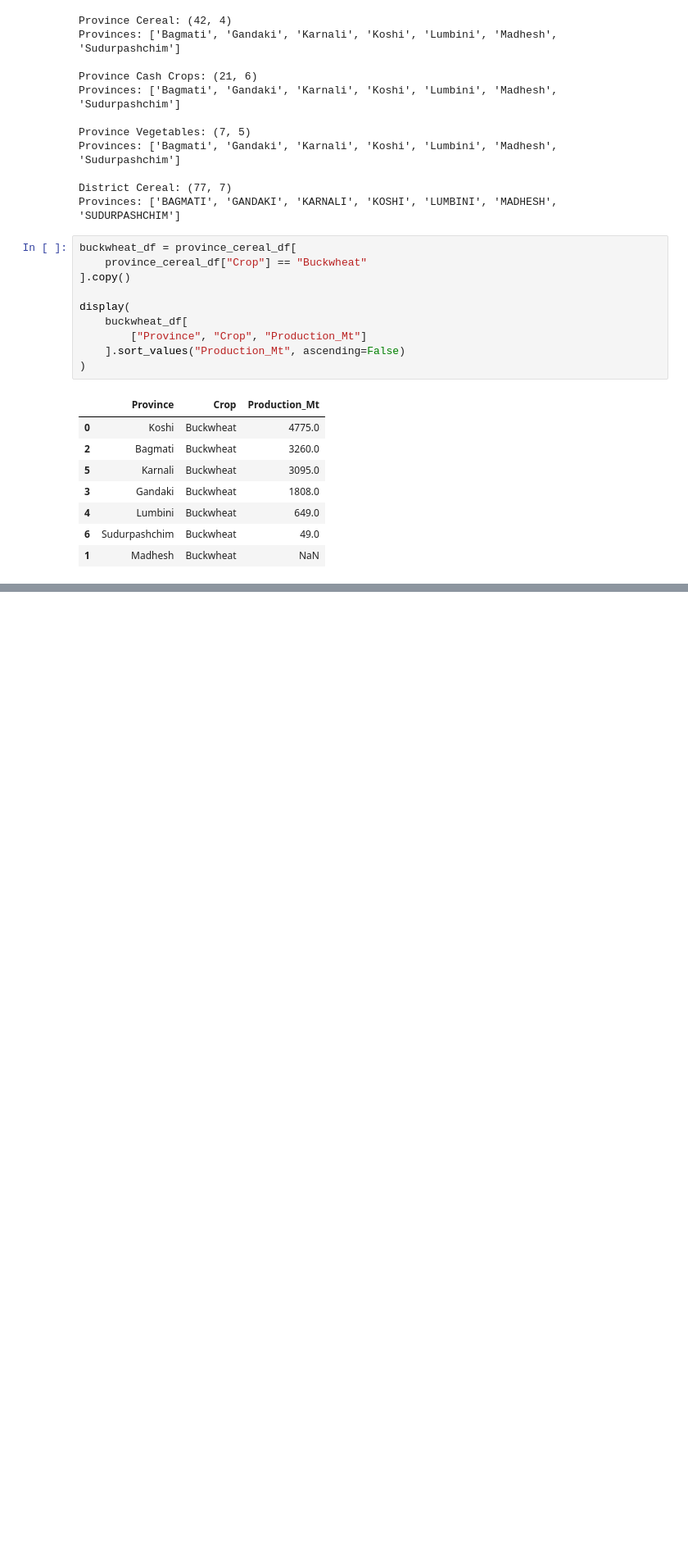
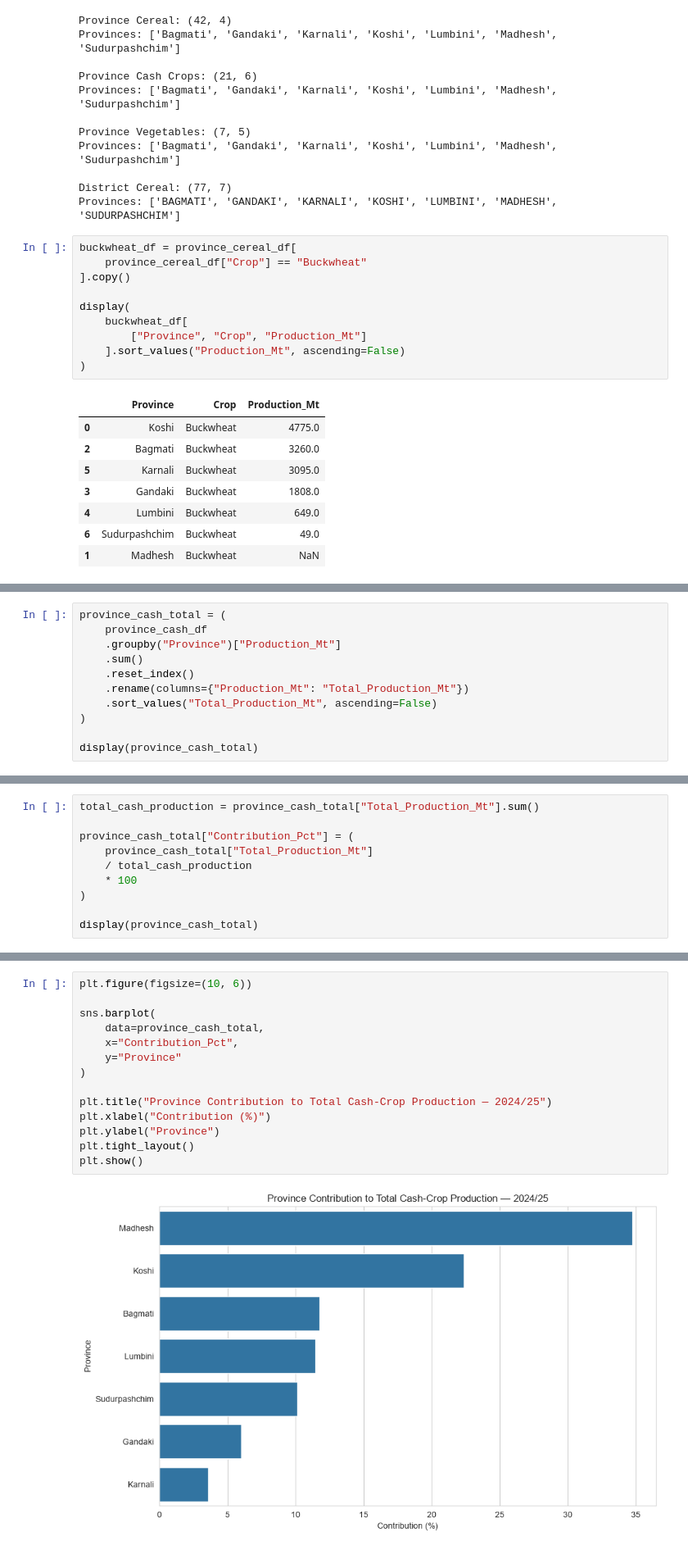
Before and after one commit to Srijan0113/Nepal_Agriculture_Analysis, a Jupyter notebook: Python/04_Province_and_District_Analysis.ipynb, the cells around one changed output, grey strips where cells are left out. Shown at 82% size. Saved outputs shown, nothing was run; the diff lists cells and outputs as text; blank space fills up the shorter version.

```diff
--- a/Python/04_Province_and_District_Analysis.ipynb
+++ b/Python/04_Province_and_District_Analysis.ipynb
@@ -257,0 +373,11 @@ display(
+# %%
+province_cash_total = (
+    province_cash_df
+    .groupby("Province")["Production_Mt"]
+    .sum()
+    .reset_index()
+    .rename(columns={"Production_Mt": "Total_Production_Mt"})
+    .sort_values("Total_Production_Mt", ascending=False)
+)
+
+display(province_cash_total)
@@ -257,0 +393,10 @@ display(
+# %%
+total_cash_production = province_cash_total["Total_Production_Mt"].sum()
+
+province_cash_total["Contribution_Pct"] = (
+    province_cash_total["Total_Production_Mt"]
+    / total_cash_production
+    * 100
+)
+
+display(province_cash_total)
@@ -257,0 +412,16 @@ display(
+# %%
+plt.figure(figsize=(10, 6))
+
+sns.barplot(
+    data=province_cash_total,
+    x="Contribution_Pct",
+    y="Province"
+)
+
+plt.title("Province Contribution to Total Cash-Crop Production — 2024/25")
+plt.xlabel("Contribution (%)")
+plt.ylabel("Province")
+plt.tight_layout()
+plt.show()
+# %% [output]
+[figure, added]
```
Also changed, not shown: parts of 14 cells of this notebook.
